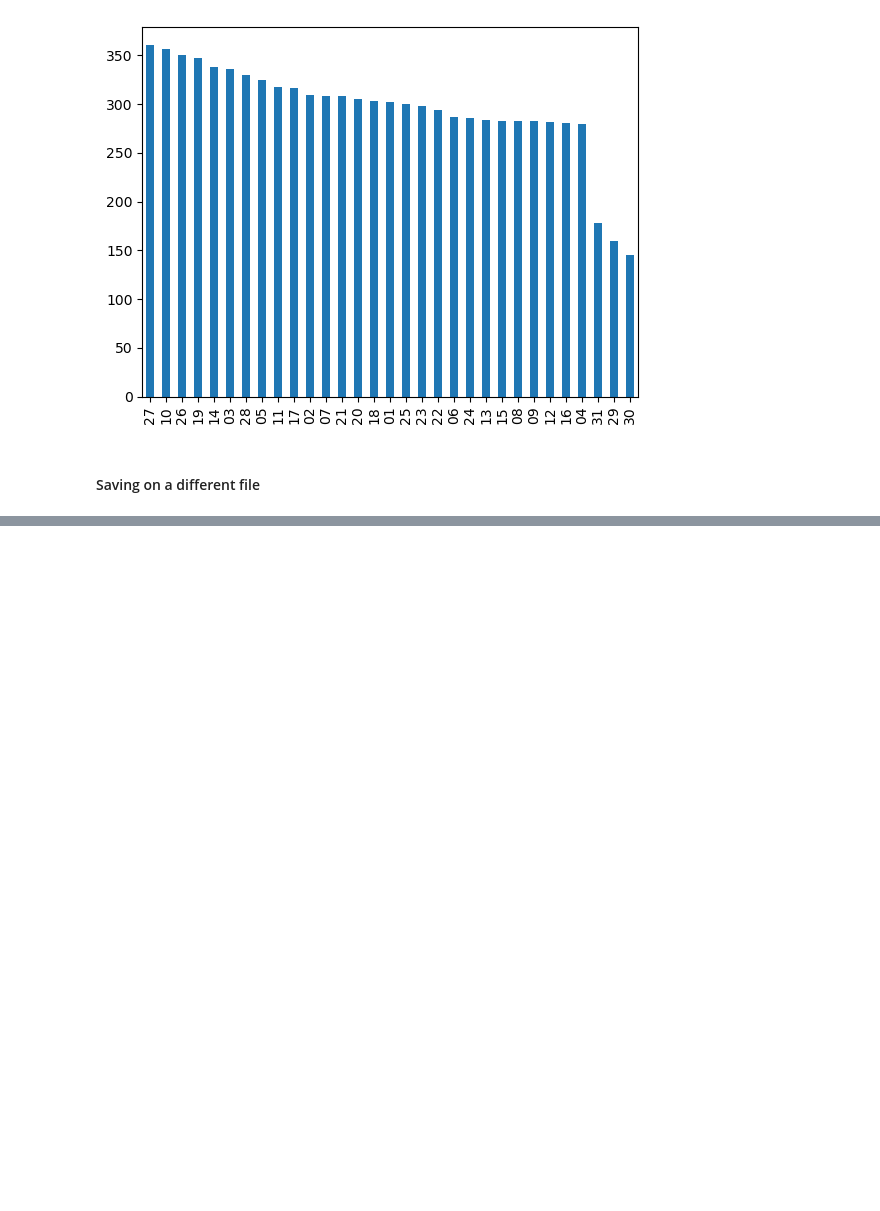
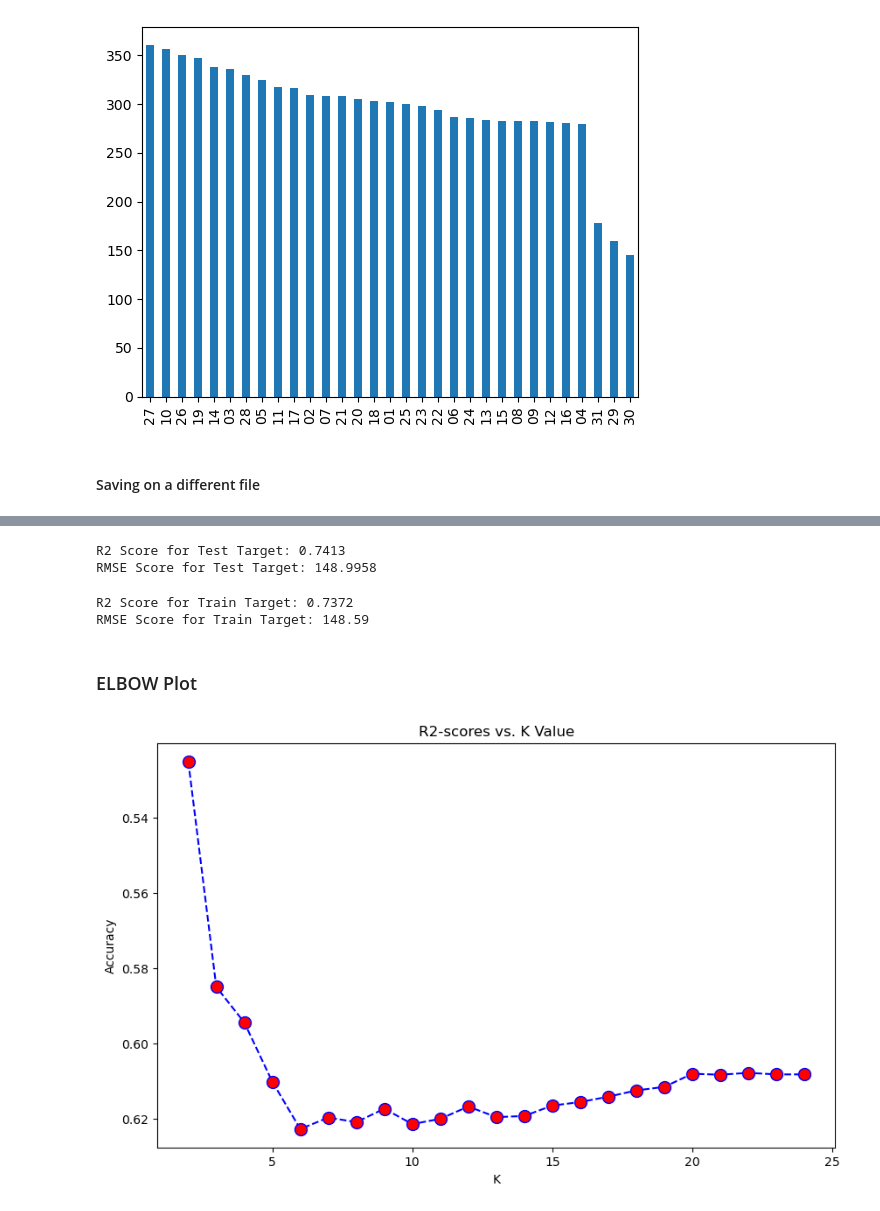
Before and after one commit to lucianosabbatini/lab-cleaning-categorical-data, a Jupyter notebook: Lab 4.04.ipynb, the cells around one changed output, grey strips where cells are left out. Saved outputs shown, nothing was run; the diff lists cells and outputs as text; code cells hidden in the pictures; blank space fills up the shorter version.

```diff
--- a/Lab 4.04.ipynb
+++ b/Lab 4.04.ipynb
@@ -95,0 +176,3 @@ df_cat.to_csv('categorical_final.csv', index=False)
+# %%
+X_train = np.concatenate((numericals_train_standardized,categoricals_train_encoded),axis=1)
+X_test = np.concatenate((numericals_test_standardized,categoricals_test_encoded),axis=1)
@@ -95,0 +183,5 @@ df_cat.to_csv('categorical_final.csv', index=False)
+# %%
+from sklearn.neighbors import KNeighborsRegressor
+# the model´s arguments where obtained through ELBOW Plots (Number of neighbours) and trials and errors.
+KNN = KNeighborsRegressor(n_neighbors=8, p=1, algorithm='kd_tree')
+KNN.fit(X_train, y_train)
@@ -95,0 +202,5 @@ df_cat.to_csv('categorical_final.csv', index=False)
+# %%
+classification = linear_model.LinearRegression()
+classification.fit(X_train, y_train)
+
+predictions_test = classification.predict(X_test)
@@ -95,0 +210,6 @@ df_cat.to_csv('categorical_final.csv', index=False)
+# %%
+print('R2 Score for Test Target:', round(r2_score(y_test, predictions_test),4))
+print('RMSE Score for Test Target:', round(np.sqrt(mean_squared_error(y_test, predictions_test)), 4))
+# %% [output]
+R2 Score for Test Target: 0.7413
+RMSE Score for Test Target: 148.9958
@@ -95,0 +218,25 @@ df_cat.to_csv('categorical_final.csv', index=False)
+# %%
+print('R2 Score for Train Target:', round(r2_score(y_train, predictions_train),4))
+print('RMSE Score for Train Target:', round(np.sqrt(mean_squared_error(y_train, predictions_train)), 4))
+# %% [output]
+R2 Score for Train Target: 0.7372
+RMSE Score for Train Target: 148.59
+# %% [markdown]
+### ELBOW Plot
+# %%
+scores = []
+for k in range(2,25):
+    model = KNeighborsRegressor(n_neighbors=k)
+    model.fit(X_train, y_train)
+    scores.append(model.score(X_test, y_test))
+# %%
+plt.figure(figsize=(10,6))
+plt.plot(range(2,25),scores,color = 'blue', linestyle='dashed',
+         marker='o', markerfacecolor='red', markersize=10)
+plt.title('R2-scores vs. K Value')
+plt.gca().invert_yaxis()
+plt.xlabel('K')
+plt.ylabel('Accuracy')
+plt.show()
+# %% [output]
+[figure, added]
```
Also changed, not shown: parts of 50 cells of this notebook.
